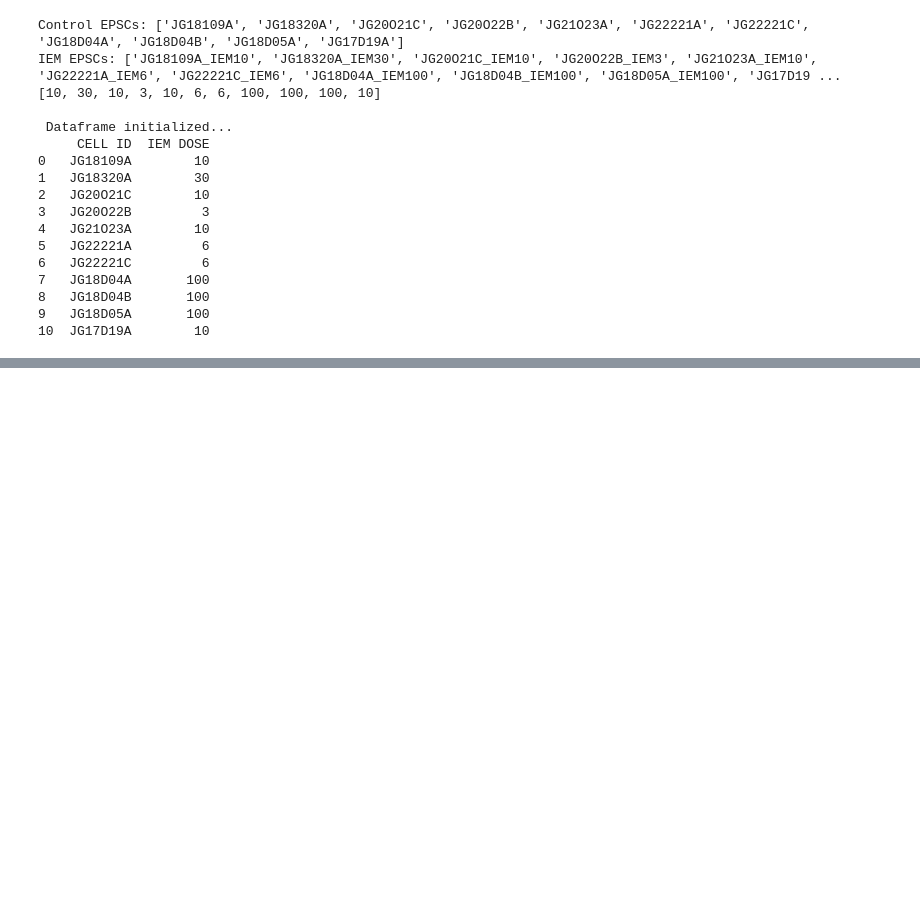
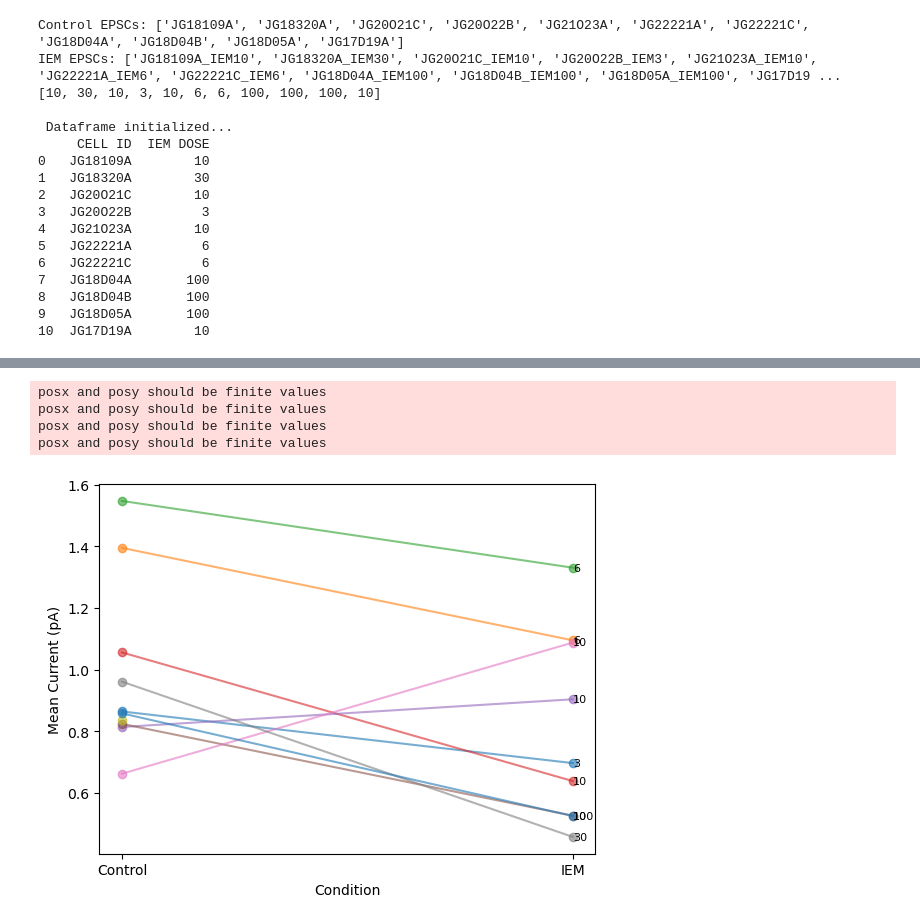
Before and after one commit to jawadmona22/Python-EPSC-NSFA-Pipeline, a Jupyter notebook: Extracting Calcium Permeable Info.ipynb, the cells around one changed output, grey strips where cells are left out. Drawn from its saved outputs; the diff is of its cells as text; code cells hidden in the pictures; blank space fills up the shorter version.

```diff
--- a/Extracting Calcium Permeable Info.ipynb
+++ b/Extracting Calcium Permeable Info.ipynb
@@ -1255,0 +1152,24 @@ See the caveats in the documentation: https://pandas.pydata.org/pandas-docs/stab
+# %%
+x = ["Analyzed Exper iCT", "Analyzed Exper iCI"]
+sub_df = sorted_master_df[x]
+plt.figure()
+for i, row in sub_df.iterrows():
+    plt.plot(["Control","IEM"],row.values,marker='o',alpha=.6)
+    plt.text(
+        "IEM",
+        row["Analyzed Exper iCI"],
+        str(sorted_master_df["IEM DOSE"][i]),
+        fontsize=8,
+        ha='left',
+        va='center'
+    )
+
+plt.xlabel("Condition")
+plt.ylabel("Mean Current (pA)")
+plt.show()
+# %% [output]
+posx and posy should be finite values
+posx and posy should be finite values
+posx and posy should be finite values
+posx and posy should be finite values
+[figure, added]
```
Also changed, not shown: parts of 20 cells of this notebook, 3 other files.
